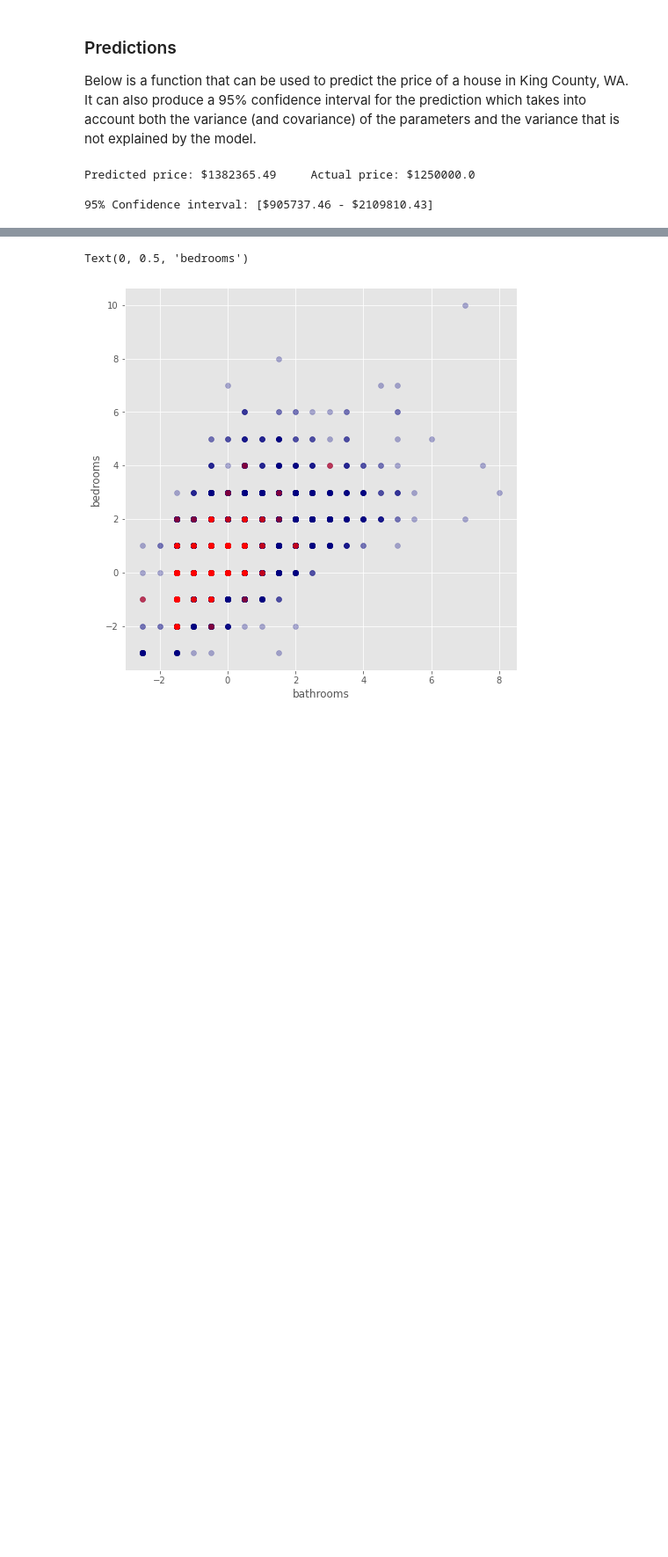
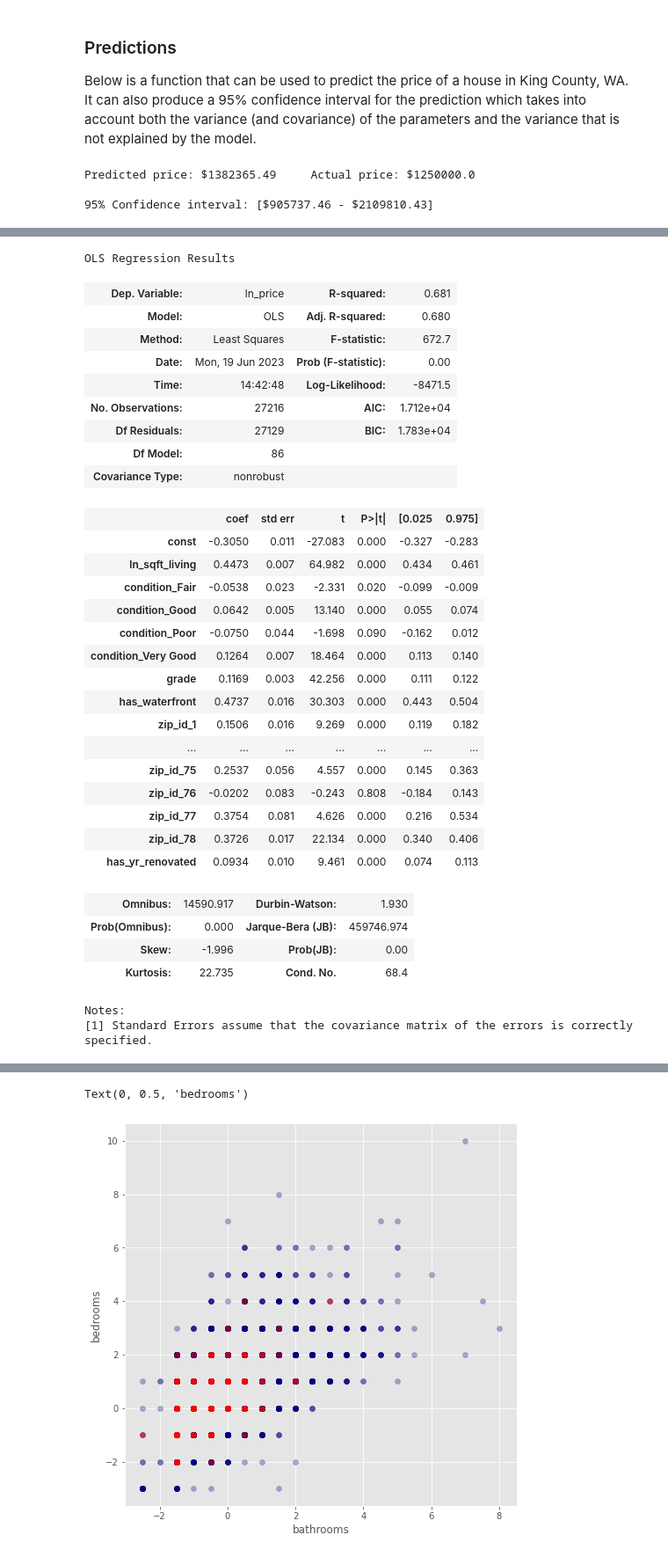
Before and after one commit to daviderics/KC-House-Sales-Phase-2-Project, a Jupyter notebook: student.ipynb, the cells around one changed output, grey strips where cells are left out. Shown at 88% size. Cells and saved outputs as stored; diff of their text form; code cells hidden in the pictures; blank space fills up the shorter version.

```diff
--- a/student.ipynb
+++ b/student.ipynb
@@ -1417,0 +1438,47 @@ Predicted price: $1382365.49     Actual price: $1250000.0
+# %%
+# Make new model using 90% of the data
+
+features = [['ln_sqft_living','numerical',1], \
+            ['ln_sqft_lot','numerical',0], \
+            ['ln_sqft_basement','num-cat',0], \
+            ['ln_sqft_garage','num-cat',0], \
+            ['ln_sqft_patio','num-cat',0], \
+            ['bedrooms','numerical',0], \
+            ['bathrooms','numerical',0], \
+            ['floors','numerical',0], \
+            ['yr_built','numerical',0], \
+            ['condition','categorical',1], \
+            ['grade','numerical',1], \
+            ['waterfront','YN',1], \
+            ['greenbelt','YN',0], \
+            ['nuisance','YN',0], \
+            ['view','categorical',0], \
+            ['zip_id','categorical',1], \
+            ['yr_renovated','num-cat2',1]]
+
+y_sub90 = df_adj_sub90['ln_price']
+
+in_fit = df_adj_sub90[['ln_price']]
+for feat in features:
+    if feat[2] == 1:
+
+        if feat[1] == 'numerical': in_fit[feat[0]] = df_adj_sub90[feat[0]]
+
+        if feat[1] == 'num-cat':
+            in_fit['has_'+feat[0]] = df_adj_sub90[feat[0]].apply(lambda x: 0 if x == -10 else 1)
+            in_fit[feat[0]] = df_adj_sub90[feat[0]] * in_fit['has_'+feat[0]]
+
+        if feat[1] == 'num-cat2':
+            in_fit['has_'+feat[0]] = df_adj_sub90[feat[0]].apply(lambda x: 0 if x == -100 else 1)
+            #in_fit[feat[0]] = df_adj_sub90[feat[0]] * in_fit['has_'+feat[0]]
+
+        if feat[1] == 'categorical':
+            in_fit[feat[0]] = df_adj_sub90[feat[0]]
+            in_fit = pd.get_dummies(in_fit, columns=[feat[0]], drop_first=True)
+
+        if feat[1] == 'YN': in_fit['has_'+feat[0]] = df_adj_sub90[feat[0]].apply(lambda x: 1 if x == 'YES' else 0)
+
+X_sub90 = in_fit.drop(columns = 'ln_price')
+results_sub90 = sm.OLS(y_sub90,sm.add_constant(X_sub90)).fit()
+results_sub90.summary()
+# %% [output]
@@ -1417,0 +1495,32 @@ Predicted price: $1382365.49     Actual price: $1250000.0
+OLS Regression Results
+| Dep. Variable: | ln_price | R-squared: | 0.681 |
+| Model: | OLS | Adj. R-squared: | 0.680 |
+| Method: | Least Squares | F-statistic: | 672.7 |
+| Date: | Mon, 19 Jun 2023 | Prob (F-statistic): | 0.00 |
+| Time: | 14:42:48 | Log-Likelihood: | -8471.5 |
+| No. Observations: | 27216 | AIC: | 1.712e+04 |
+| Df Residuals: | 27129 | BIC: | 1.783e+04 |
+| Df Model: | 86 |  |  |
+| Covariance Type: | nonrobust |  |  |
+|  | coef | std err | t | P>|t| | [0.025 | 0.975] |
+| const | -0.3050 | 0.011 | -27.083 | 0.000 | -0.327 | -0.283 |
+| ln_sqft_living | 0.4473 | 0.007 | 64.982 | 0.000 | 0.434 | 0.461 |
+| condition_Fair | -0.0538 | 0.023 | -2.331 | 0.020 | -0.099 | -0.009 |
+| condition_Good | 0.0642 | 0.005 | 13.140 | 0.000 | 0.055 | 0.074 |
+| condition_Poor | -0.0750 | 0.044 | -1.698 | 0.090 | -0.162 | 0.012 |
+| condition_Very Good | 0.1264 | 0.007 | 18.464 | 0.000 | 0.113 | 0.140 |
+| grade | 0.1169 | 0.003 | 42.256 | 0.000 | 0.111 | 0.122 |
+| has_waterfront | 0.4737 | 0.016 | 30.303 | 0.000 | 0.443 | 0.504 |
+| zip_id_1 | 0.1506 | 0.016 | 9.269 | 0.000 | 0.119 | 0.182 |
+| ... | ... | ... | ... | ... | ... | ... |
+| zip_id_75 | 0.2537 | 0.056 | 4.557 | 0.000 | 0.145 | 0.363 |
+| zip_id_76 | -0.0202 | 0.083 | -0.243 | 0.808 | -0.184 | 0.143 |
+| zip_id_77 | 0.3754 | 0.081 | 4.626 | 0.000 | 0.216 | 0.534 |
+| zip_id_78 | 0.3726 | 0.017 | 22.134 | 0.000 | 0.340 | 0.406 |
+| has_yr_renovated | 0.0934 | 0.010 | 9.461 | 0.000 | 0.074 | 0.113 |
+| Omnibus: | 14590.917 | Durbin-Watson: | 1.930 |
+| Prob(Omnibus): | 0.000 | Jarque-Bera (JB): | 459746.974 |
+| Skew: | -1.996 | Prob(JB): | 0.00 |
+| Kurtosis: | 22.735 | Cond. No. | 68.4 |
+Notes:
+[1] Standard Errors assume that the covariance matrix of the errors is correctly specified.
```
Also changed, not shown: parts of 14 cells of this notebook.
